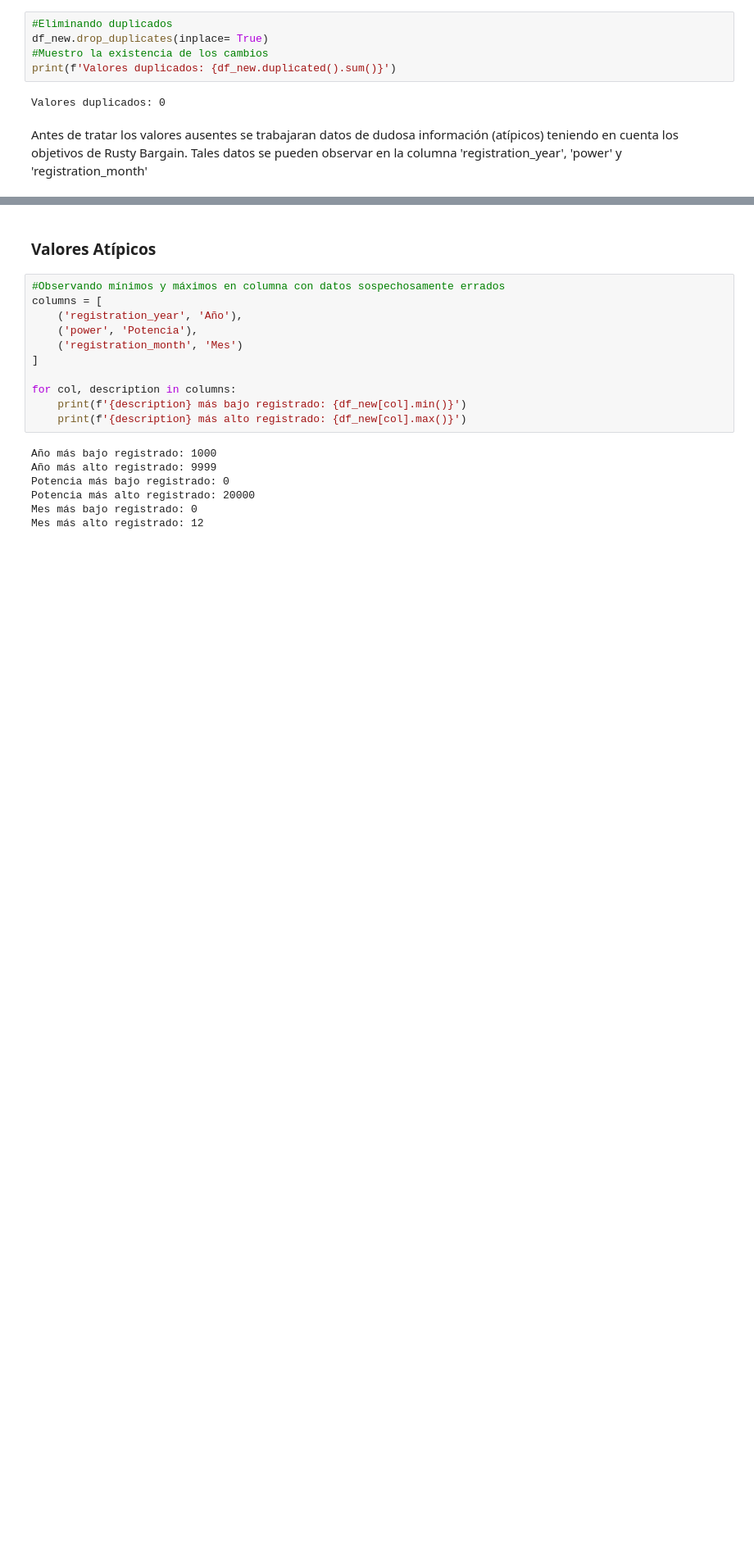
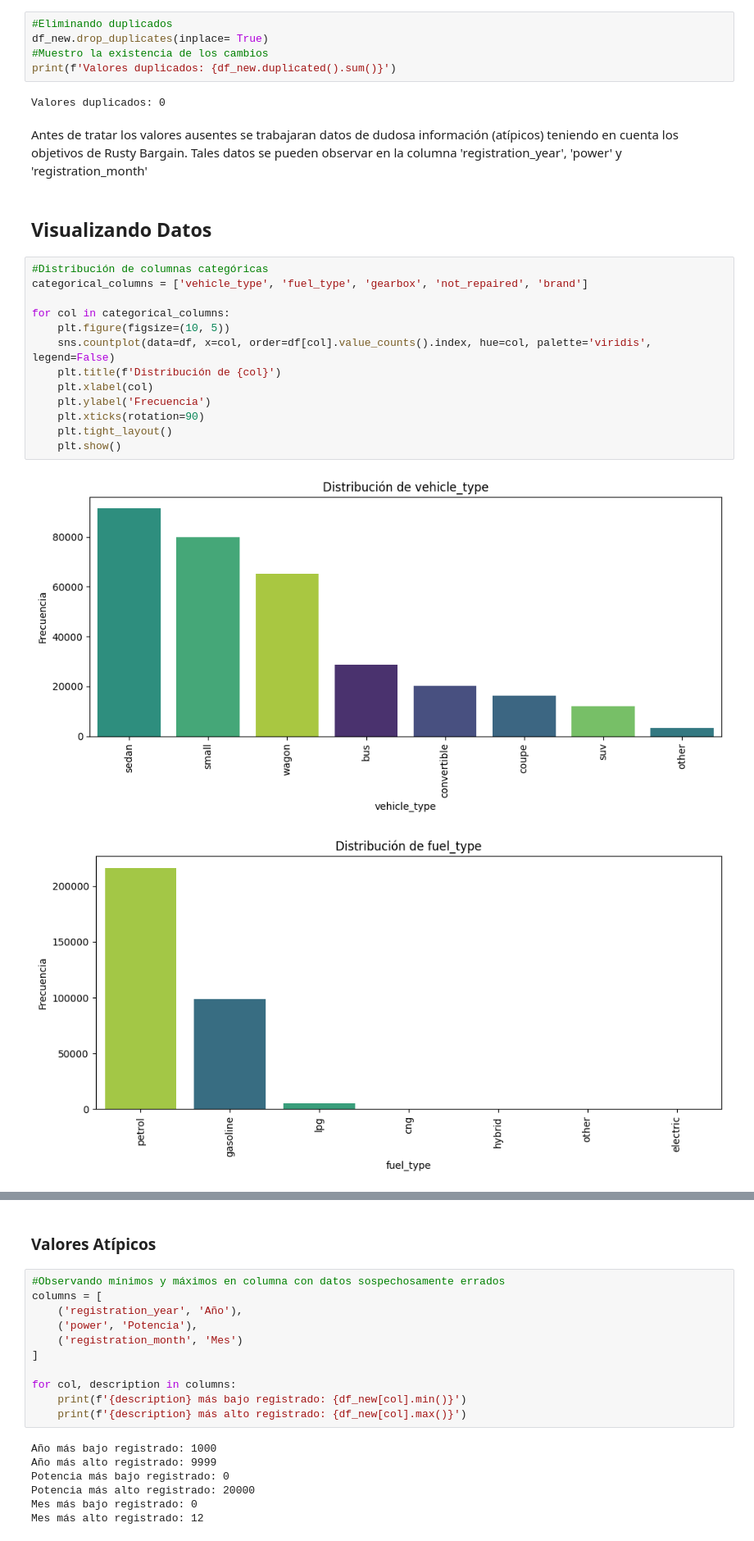
Before and after one commit to NickGuaramato/car_sales_RustyBargain, a Jupyter notebook: car_sales_RustyBargain.ipynb, the cells around one changed output, grey strips where cells are left out. Shown at 82% size. Saved outputs shown, nothing was run; the diff lists cells and outputs as text; blank space fills up the shorter version.

```diff
--- a/car_sales_RustyBargain.ipynb
+++ b/car_sales_RustyBargain.ipynb
@@ -182,3 +182,21 @@ print(f'Valores duplicados: {df_new.duplicated().sum()}')
 Valores duplicados: 0
 # %% [markdown]
 Antes de tratar los valores ausentes se trabajaran datos de dudosa información (atípicos) teniendo en cuenta los objetivos de Rusty Bargain. Tales datos se pueden observar en la columna 'registration_year', 'power' y 'registration_month'
+# %% [markdown]
+## Visualizando Datos
+# %%
+#Distribución de columnas categóricas
+categorical_columns = ['vehicle_type', 'fuel_type', 'gearbox', 'not_repaired', 'brand']
+
+for col in categorical_columns:
+    plt.figure(figsize=(10, 5))
+    sns.countplot(data=df, x=col, order=df[col].value_counts().index, hue=col, palette='viridis', legend=False)
+    plt.title(f'Distribución de {col}')
+    plt.xlabel(col)
+    plt.ylabel('Frecuencia')
+    plt.xticks(rotation=90)
+    plt.tight_layout()
+    plt.show()
+# %% [output]
+[figure, added]
+[figure, added]
```
Also changed, not shown: parts of 20 cells of this notebook, 10 other files.
